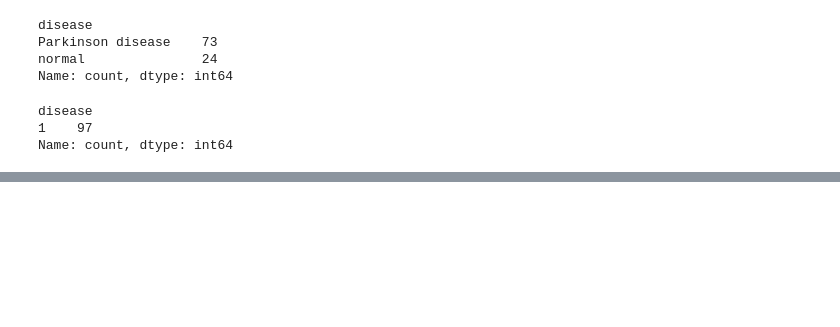
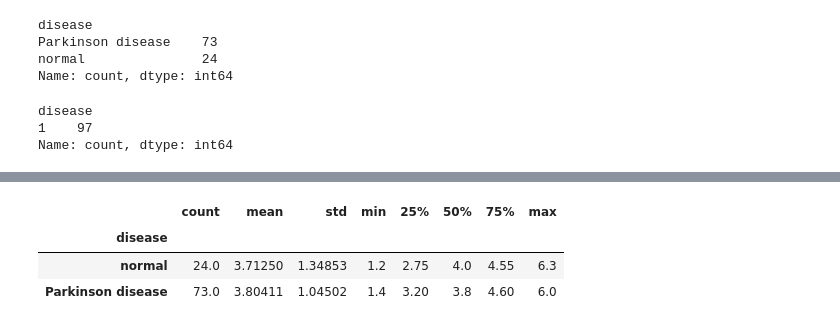
Before and after one commit to zainabnazari/parkinson_scRNA, a Jupyter notebook: 09_liana-by_patients.ipynb, the cells around one changed output, grey strips where cells are left out. Cells and saved outputs as stored; diff of their text form; code cells hidden in the pictures; blank space fills up the shorter version.

```diff
--- a/09_liana-by_patients.ipynb
+++ b/09_liana-by_patients.ipynb
@@ -46,0 +382,12 @@ Name: count, dtype: int64
+# %%
+rin_by_donor = (
+    adata.obs[["donor_id", "disease", "RIN"]]
+    .drop_duplicates("donor_id")
+)
+
+rin_by_donor.groupby("disease")["RIN"].describe()
+# %% [output]
+|  | count | mean | std | min | 25% | 50% | 75% | max |
+| disease |  |  |  |  |  |  |  |  |
+| normal | 24.0 | 3.71250 | 1.34853 | 1.2 | 2.75 | 4.0 | 4.55 | 6.3 |
+| Parkinson disease | 73.0 | 3.80411 | 1.04502 | 1.4 | 3.20 | 3.8 | 4.60 | 6.0 |
```
Also changed, not shown: parts of 36 cells of this notebook.
